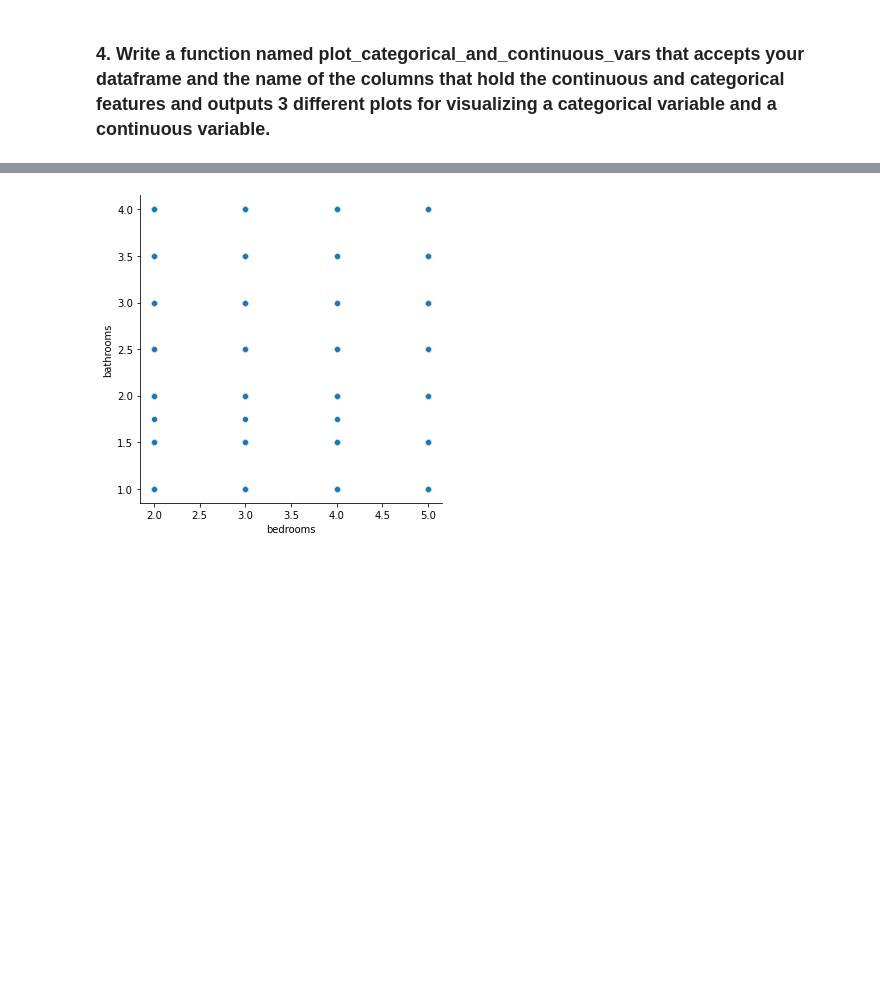
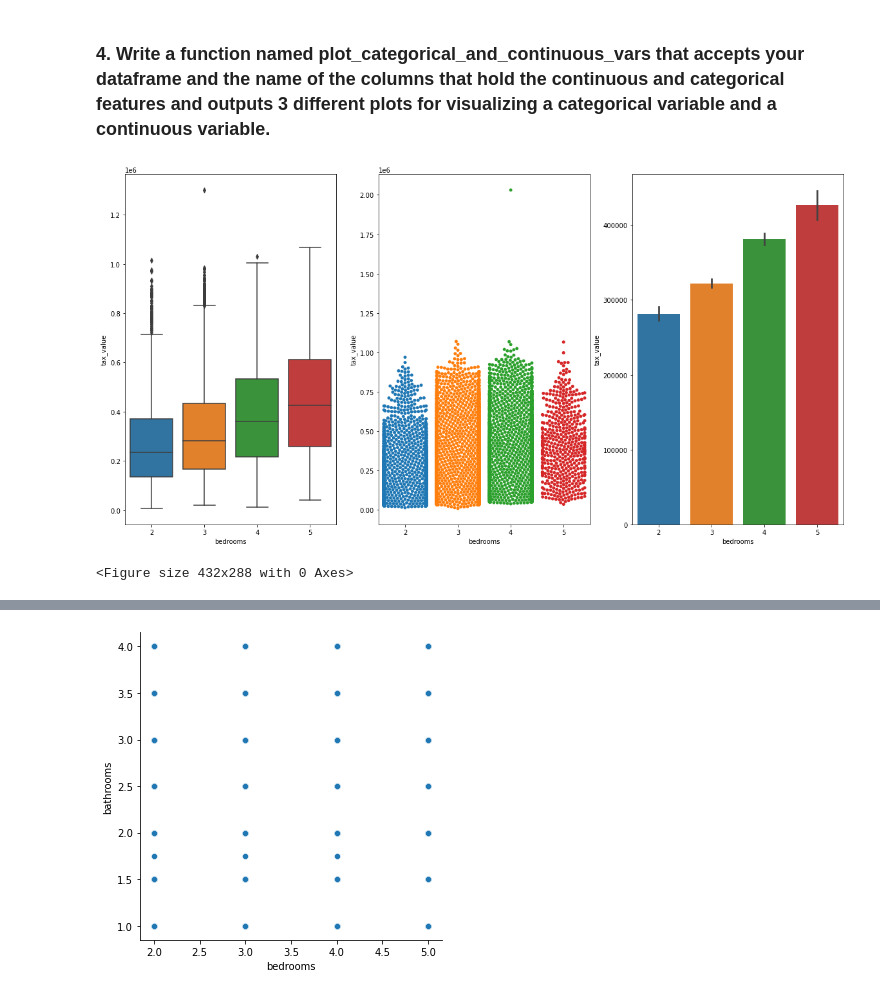
Before and after one commit to patrickamwayi/regression-exercises, a Jupyter notebook: explore.ipynb, the cells around one changed output, grey strips where cells are left out. Saved outputs shown, nothing was run; the diff lists cells and outputs as text; code cells hidden in the pictures; blank space fills up the shorter version.

```diff
--- a/explore.ipynb
+++ b/explore.ipynb
@@ -142,3 +142,26 @@ plt.show()
 [figure]
 # %% [markdown]
 ### 4. Write a function named plot_categorical_and_continuous_vars that accepts your dataframe and the name of the columns that hold the continuous and categorical features and outputs 3 different plots for visualizing a categorical variable and a continuous variable.
+# %%
+#categorise columns
+cat_var = ["bedrooms","bathrooms","area","year_built"]
+con_var = ["tax_amount","tax_value"]
+# %%
+#define funtion with features and outputs 3 different plots
+def plot_categorical_and_continous(cat_var,con_var):
+    plt.figure(figsize= (20,10))
+    plt.subplot(131)
+    sns.boxplot(x = cat_var, y = con_var, data = train.sample(10000))
+    plt.subplot(132)
+    sns.swarmplot(x = cat_var, y = con_var, data = train.sample(10000))
+    plt.subplot(133)
+    sns.barplot(x = cat_var, y = con_var, data = train.sample(10000))
+    plt.figure()
+    plt.show()
+# %%
+#plot graph
+plot_categorical_and_continous("bedrooms","tax_value")
+plt.show()
+# %% [output]
+[figure, added]
+<Figure size 432x288 with 0 Axes>
```
Also changed, not shown: parts of 3 cells of this notebook.
